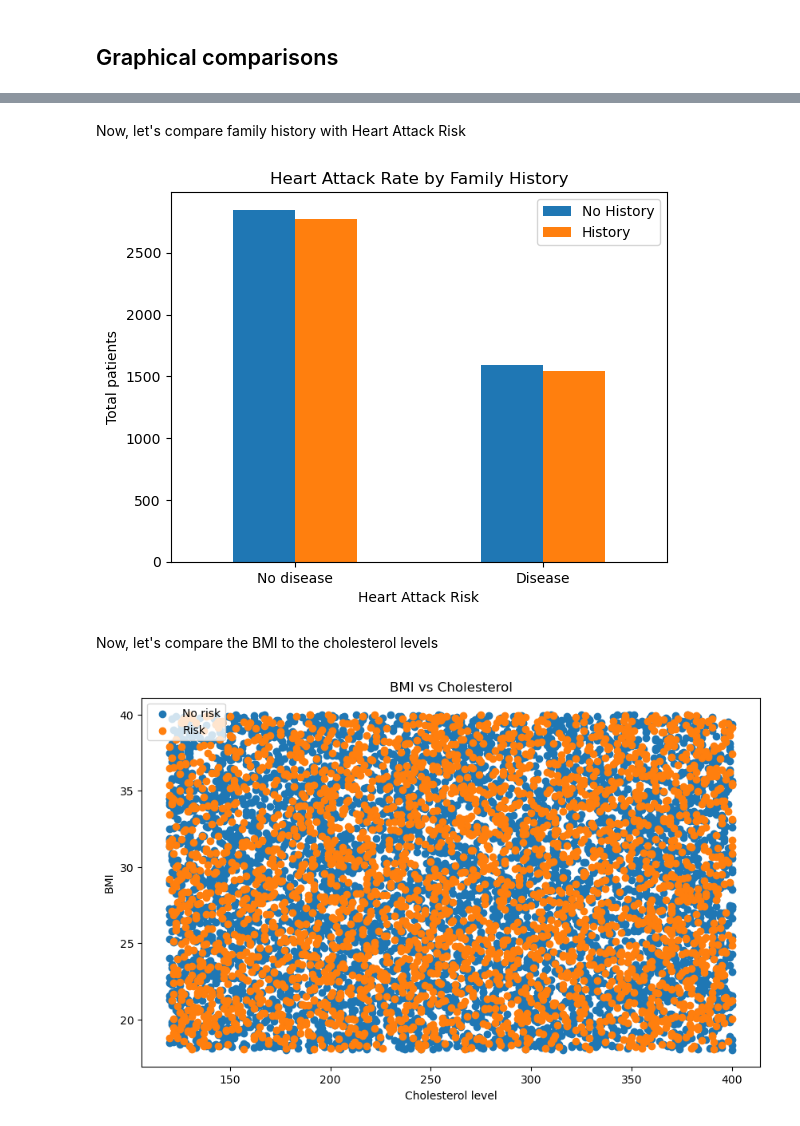
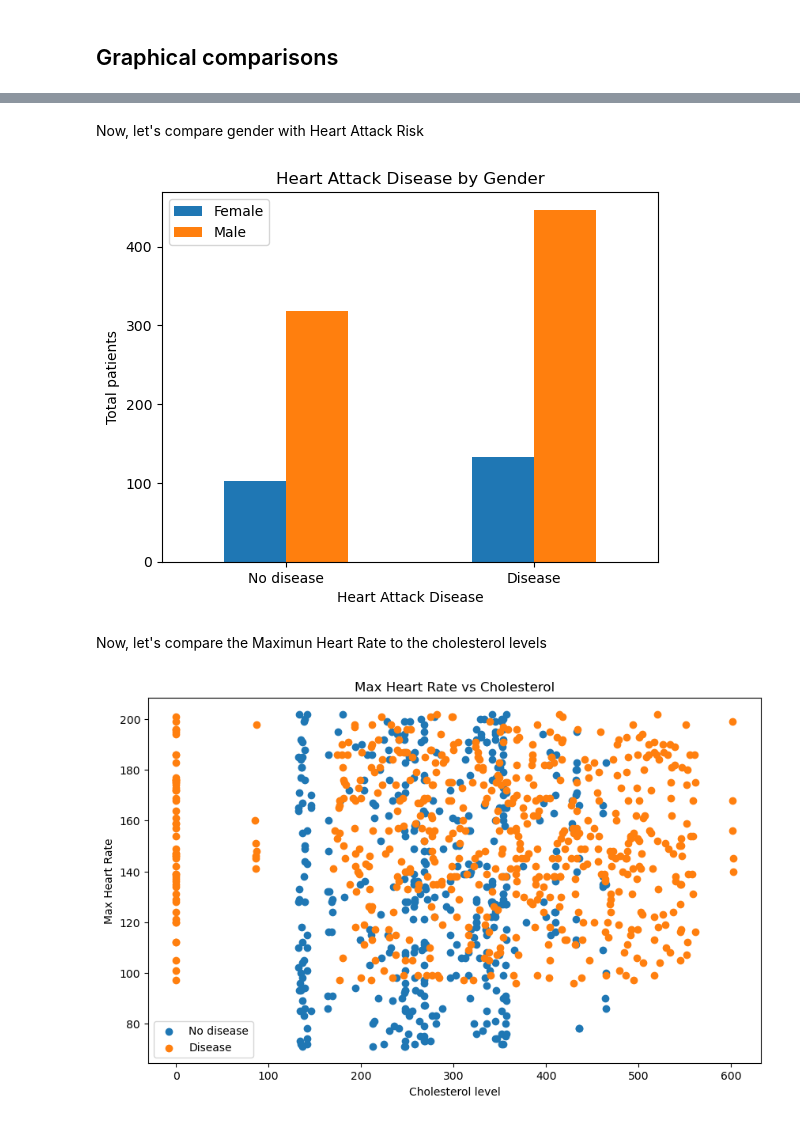
Before and after one commit to IsaacMS30/heart-attack-risk-detection, a Jupyter notebook: notebooks/1- data_exploration.ipynb, the cells around one changed output, grey strips where cells are left out. Cells and saved outputs as stored; diff of their text form; code cells hidden in the pictures.

Commit message:
Changed dataset and continued training phase

```diff
--- a/notebooks/1- data_exploration.ipynb
+++ b/notebooks/1- data_exploration.ipynb
@@ -73,6 +49,6 @@ importlib.reload(eda)
 ## Load Raw Data
 # %%
 # Load the raw data
-df = data.load_dataset("../data/raw/heart_attack_prediction_dataset.csv")
+df = data.load_dataset("../data/raw/dataset.csv")
 df
 # %% [output]
@@ -187,15 +156,15 @@ eda.plot_age_hist(df.Age[df["Heart Attack Risk"] == 0], df.Age[df["Heart Attack
 # %% [markdown]
-Now, let's compare family history with Heart Attack Risk
+Now, let's compare gender with Heart Attack Risk
 # %%
-eda.plot_risk_vs_history(df)
+eda.plot_disease_vs_gender(df)
 # %% [output]
-[figure, old version]
+[figure, new version]
 # %% [markdown]
-Now, let's compare the BMI to the cholesterol levels
+Now, let's compare the Maximun Heart Rate to the cholesterol levels
 # %%
-eda.plot_bmi_vs_chol(df)
+eda.plot_hr_vs_chol(df)
 # %% [output]
-[figure, old version]
+[figure, new version]
 # %%
 eda.plot_corr_matrix(df)
 # %% [output]
```
Also changed, not shown: parts of 11 cells of this notebook, 7 other files.
